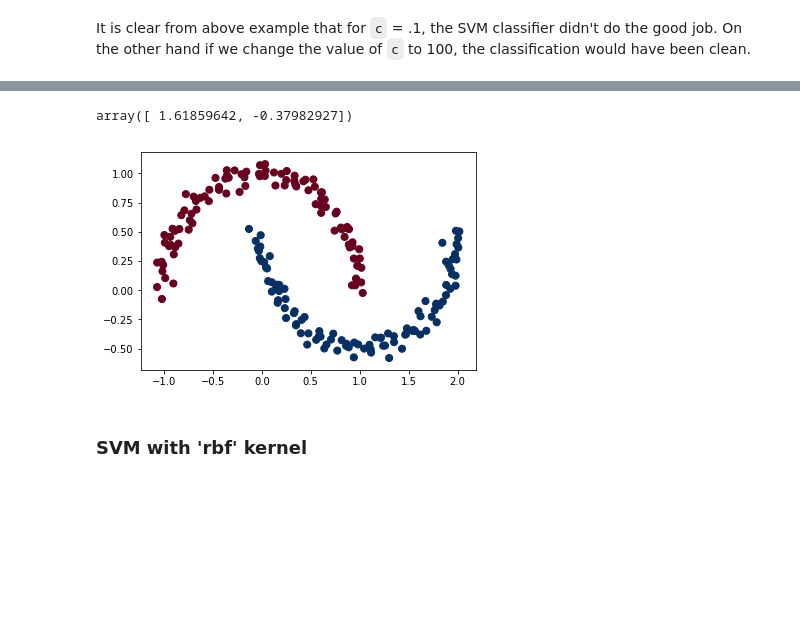
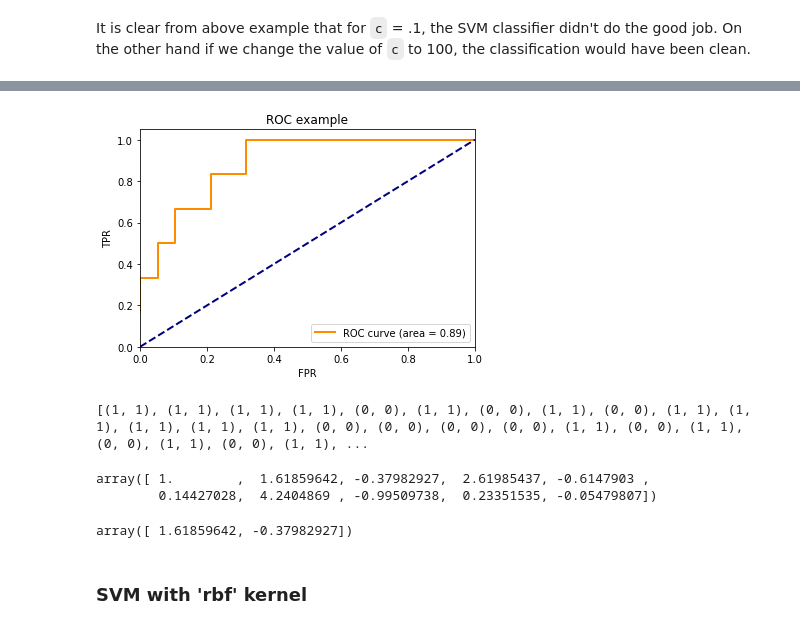
Before and after one commit to mayankkaizen/jupyter-notebooks, a Jupyter notebook: ML - Support Vector Machines.ipynb, the cells around one changed output, grey strips where cells are left out. Drawn from its saved outputs; the diff is of its cells as text; code cells hidden in the pictures; blank space fills up the shorter version.

```diff
--- a/ML - Support Vector Machines.ipynb
+++ b/ML - Support Vector Machines.ipynb
@@ -179,0 +272,31 @@ It is clear from above example that for `c` = .1, the SVM classifier didn't do t
+# %%
+%matplotlib inline
+import matplotlib.pyplot as plt
+from sklearn.datasets import make_classification
+from sklearn.svm import SVC
+from sklearn.model_selection import train_test_split
+from sklearn.metrics import roc_curve, accuracy_score, auc
+from sklearn.preprocessing import label_binarize
+from sklearn.multiclass import OneVsRestClassifier
+
+data,target = make_classification(n_classes = 3, n_clusters_per_class = 1)
+
+target = label_binarize(target, classes = [0, 1, 2])
+xtrain, xtest, ytrain, ytest = train_test_split(data, target)
+
+model = SVC(probability = True)
+multi = OneVsRestClassifier(model)
+multi.fit(xtrain, ytrain)
+y_pred = multi.predict(xtest)
+print(accuracy_score(ytest, y_pred))
+y_score = multi.decision_function(xtest)
+print(y_score.shape)
+y_score[:10]
+
+fpr = dict()
+tpr = dict()
+roc_auc = dict()
+
+for i in range(3): #3 is number of classes here
+    fpr[i], tpr[i], _ = roc_curve(ytest[:,i], y_score[:,i])
+    roc_auc[i] = auc(fpr[i], tpr[i])
@@ -180,3 +326,15 @@ It is clear from above example that for `c` = .1, the SVM classifier didn't do t
+# %%
+plt.plot(fpr[0], tpr[0], color = 'darkorange', lw = 2, label = 'ROC curve (area = %0.2f)' % roc_auc[0])
+plt.plot([0,1],[0,1], color = 'navy', lw = 2, linestyle = '--')
+plt.xlim(0.0, 1.0)
+plt.ylim(0.0,1.05)
+plt.xlabel('FPR')
+plt.ylabel('TPR')
+plt.title('ROC example')
+plt.legend(loc = 'lower right')
+plt.show()
+# %% [output]
+[figure, added]
 # %%
 %matplotlib inline
 import numpy as np
@@ -184,21 +342,31 @@ import matplotlib.pyplot as plt
 from sklearn.datasets import make_moons
 from sklearn.svm import SVC
 from sklearn.preprocessing import PolynomialFeatures
+from sklearn.model_selection import train_test_split
 
 X, y = make_moons(200, noise=.05, random_state=0)
-plt.scatter(X[:,0], X[:,1], c = y, s = 50, cmap = 'RdBu');
+#plt.scatter(X[:,0], X[:,1], c = y, s = 50, cmap = 'RdBu');
 
 
 poly = PolynomialFeatures(3)
 x = poly.fit_transform(X)
+xtrain, xtest, ytrain, ytest = train_test_split(x,y)
 model = SVC()
-model.fit(x,y);
+model.fit(xtrain,ytrain);
+y_pred = model.predict(xtest)
 
-
-#not sure if this example is working. Can't visualize it.
+list(zip(ytest, y_pred))
 # %% [output]
-array([ 1.61859642, -0.37982927])
+[(1, 1), (1, 1), (1, 1), (1, 1), (0, 0), (1, 1), (0, 0), (1, 1), (0, 0), (1, 1), (1, 1), (1, 1), (1, 1), (1, 1), (0, 0), (0, 0), (0, 0), (0, 0), (1, 1), (0, 0), (1, 1), (0, 0), (1, 1), (0, 0), (1, 1), ...
-[figure, removed]
+# %%
+x[1]
+# %% [output]
+array([ 1.        ,  1.61859642, -0.37982927,  2.61985437, -0.6147903 ,
+        0.14427028,  4.2404869 , -0.99509738,  0.23351535, -0.05479807])
+# %%
+X[1]
+# %% [output]
+array([ 1.61859642, -0.37982927])
 # %% [markdown]
 ###  SVM with 'rbf' kernel
 # %%
```
Also changed, not shown: parts of 31 cells of this notebook, 6 other files.
